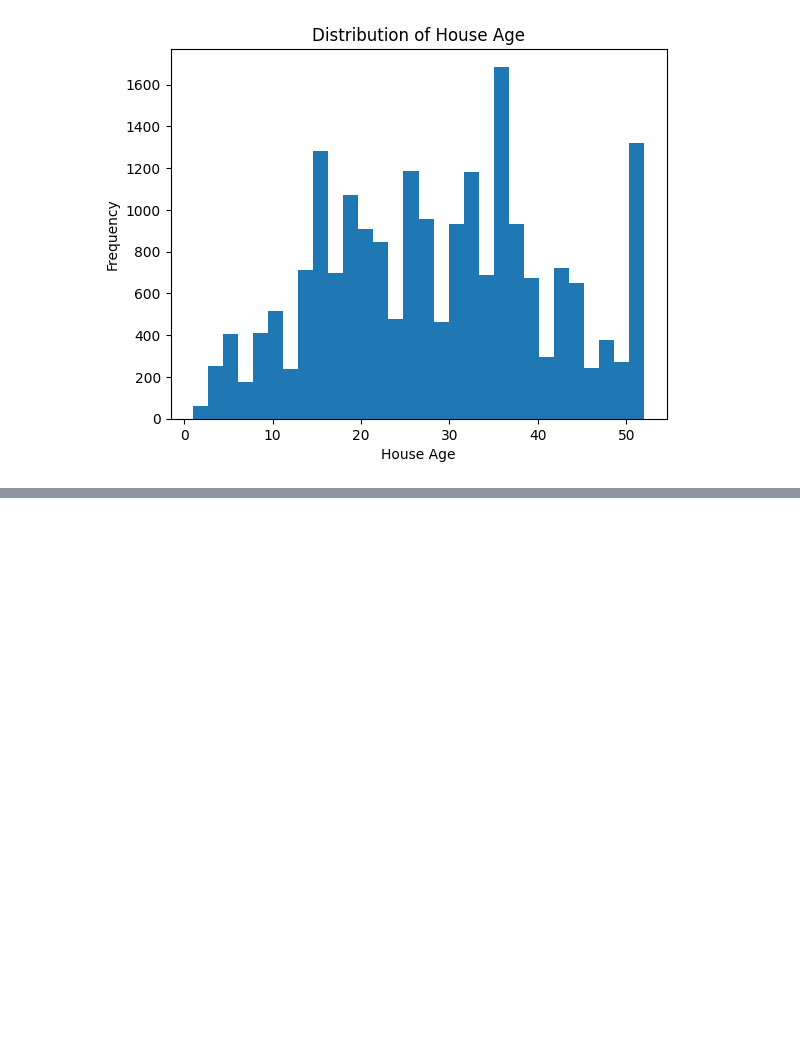
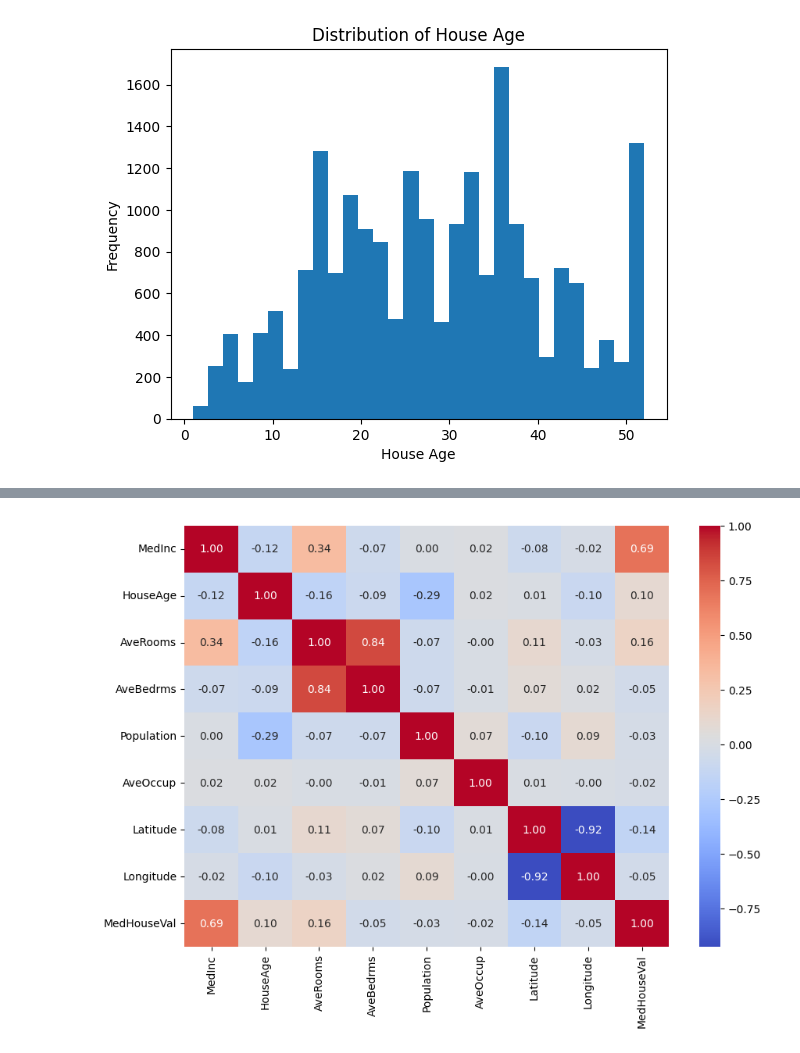
Before and after one commit to say-ahmedi/DS_PROJECTS, a Jupyter notebook: 07_machine_learning/projects/01_california_housing/housing_california.ipynb, the cells around one changed output, grey strips where cells are left out. Saved outputs shown, nothing was run; the diff lists cells and outputs as text; code cells hidden in the pictures; blank space fills up the shorter version.

```diff
--- a/07_machine_learning/projects/01_california_housing/housing_california.ipynb
+++ b/07_machine_learning/projects/01_california_housing/housing_california.ipynb
@@ -133,0 +219,16 @@ plt.show()
+# %%
+### Correlation analysis
+train_df = X_train.copy()
+train_df['MedHouseVal'] = y_train
+
+corr = train_df.corr()
+plt.figure(figsize=(10, 7))
+sns.heatmap(
+    corr,
+    annot=True,
+    cmap="coolwarm",
+    fmt=".2f"
+)
+plt.show()
+# %% [output]
+[figure, added]
```
Also changed, not shown: parts of 13 cells of this notebook.
